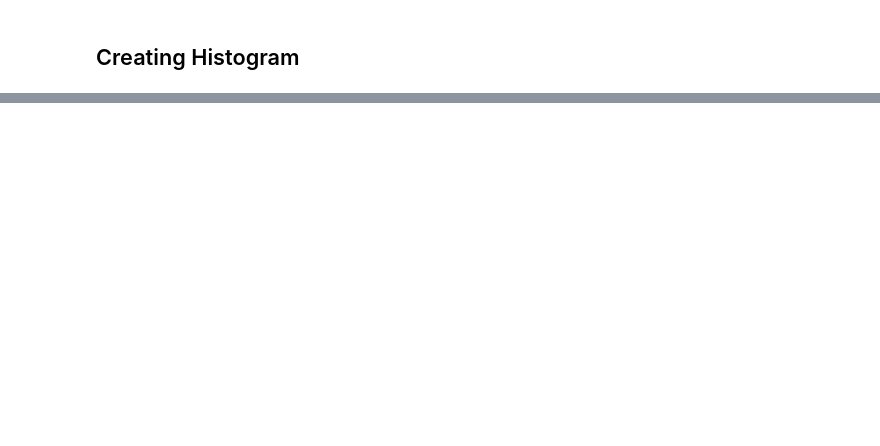
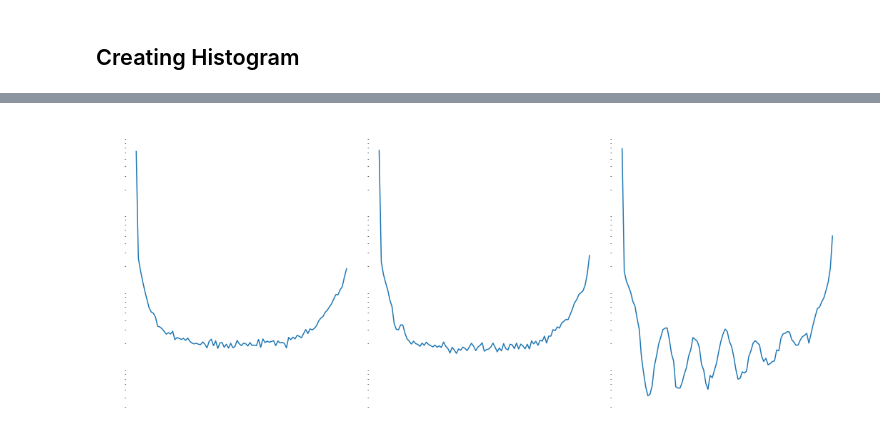
Before and after one commit to tommychinwj/HI_characterization, a Jupyter notebook: cube_HI_characterization.ipynb, the cells around one changed output, grey strips where cells are left out. Cells and saved outputs as stored; diff of their text form; code cells hidden in the pictures; blank space fills up the shorter version.

```diff
--- a/cube_HI_characterization.ipynb
+++ b/cube_HI_characterization.ipynb
@@ -224,0 +255,7 @@ KeyboardInterrupt:
+# %%
+gaussian12 = Average_Neutral_Fraction_Distribution(
+    box=ionized,
+    radius=12,
+    iteration=10**5,
+    blur_shape='Gaussian_sphere'
+)
@@ -225,2 +269,9 @@ KeyboardInterrupt:
+# %%
+gaussian8 = Average_Neutral_Fraction_Distribution(
+    box=ionized,
+    radius=8,
+    iteration=10**5,
+    blur_shape='Gaussian_sphere'
+)
 # %% [markdown]
 ## Creating Histogram
@@ -228,0 +286,4 @@ histogram(gaussian, title='Ionized: r=20', color='white')
+# %%
+histogram([gaussian12, gaussian10, gaussian8], title=['guassian12', 'gaussian10', 'gaussian8'], figure_shape=(1, 3))
+# %% [output]
+[figure, added]
```
Also changed, not shown: parts of 14 cells of this notebook.
